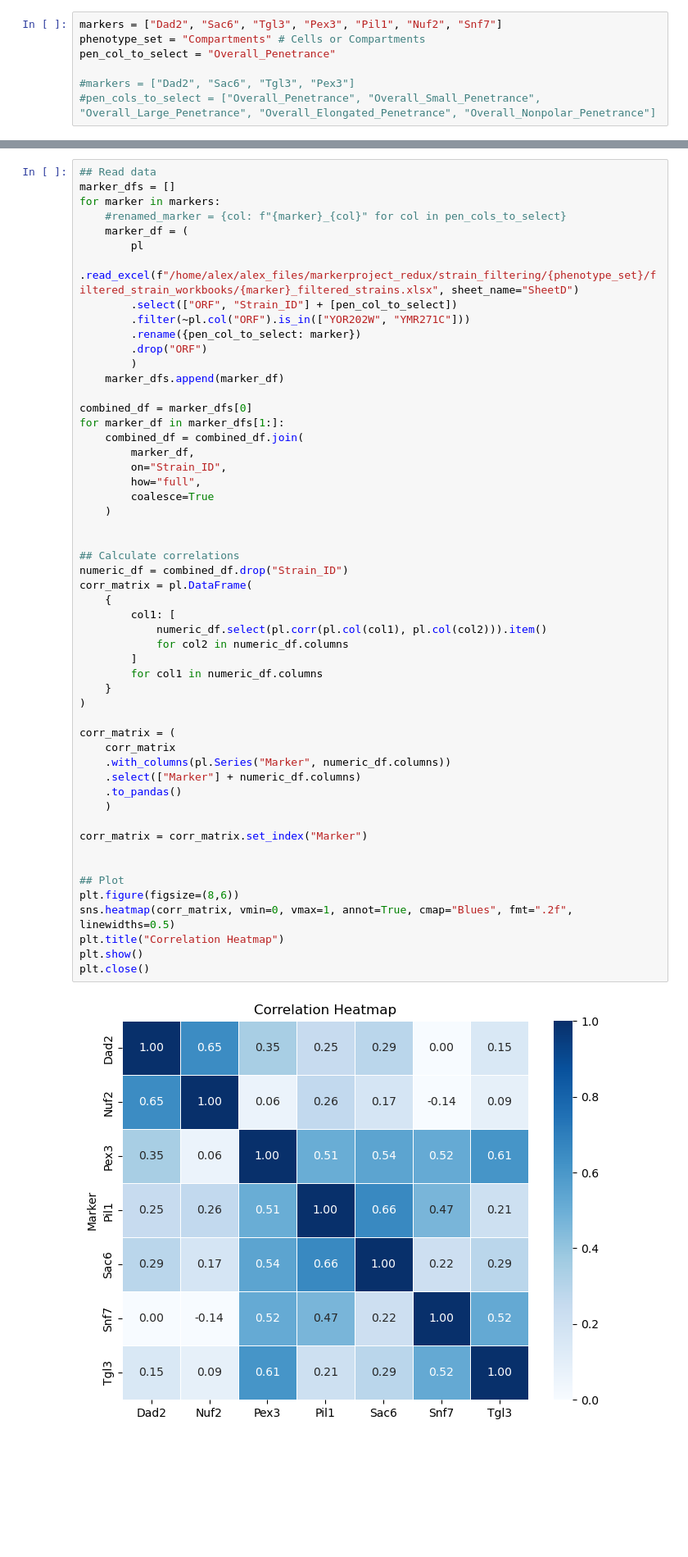
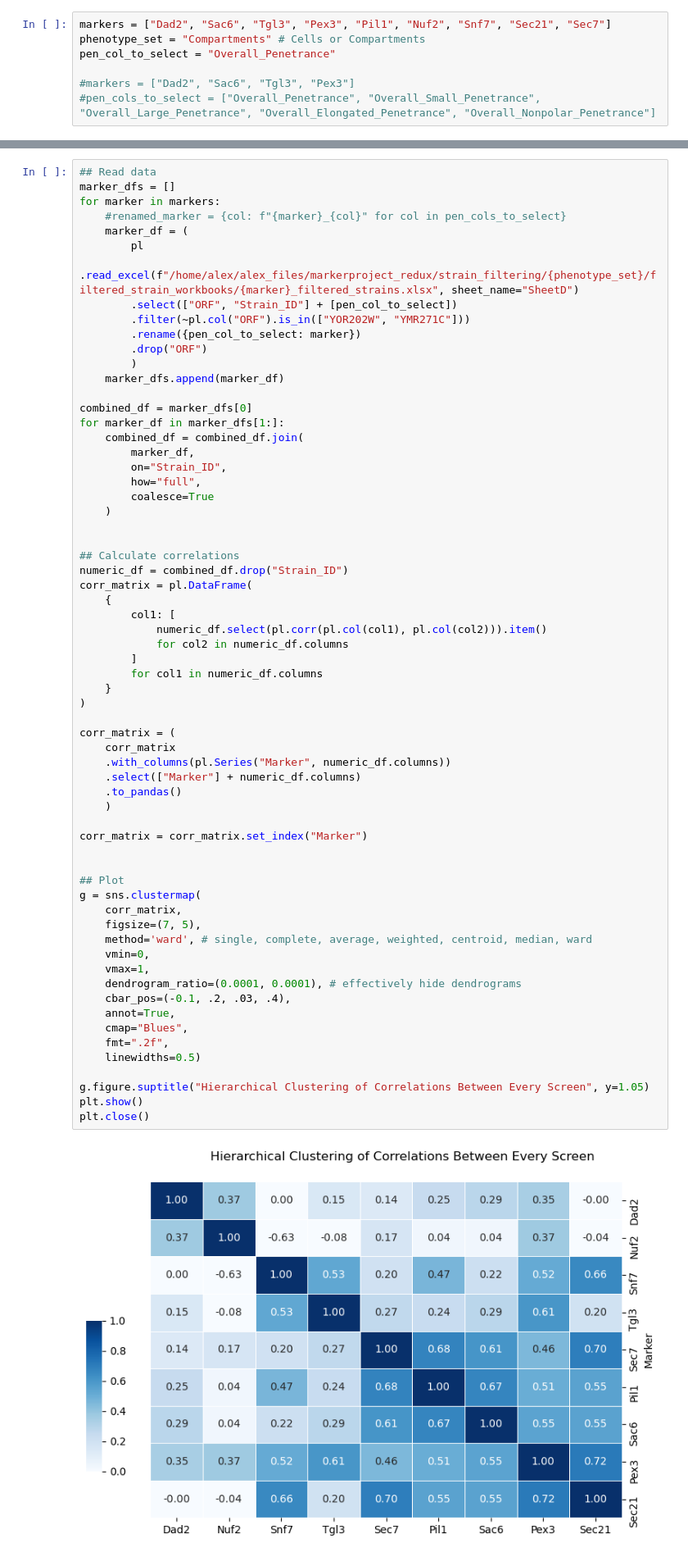
Before and after one commit to arsam-dj/MarkerProject, a Jupyter notebook: 12_make_plots_with_phenotype_data.ipynb, the cells around one changed output, grey strips where cells are left out. Shown at 82% size. Drawn from its saved outputs; the diff is of its cells as text; blank space fills up the shorter version.

Commit message:
Added Sec7 to plots.

```diff
--- a/12_make_plots_with_phenotype_data.ipynb
+++ b/12_make_plots_with_phenotype_data.ipynb
@@ -11,6 +14,6 @@ from functools import reduce
 from scipy.stats import linregress
 # %%
-markers = ["Dad2", "Sac6", "Tgl3", "Pex3", "Pil1", "Nuf2", "Snf7"]
+markers = ["Dad2", "Sac6", "Tgl3", "Pex3", "Pil1", "Nuf2", "Snf7", "Sec21", "Sec7"]
 phenotype_set = "Compartments" # Cells or Compartments
 pen_col_to_select = "Overall_Penetrance"
 
@@ -114,34 +117,45 @@ for marker_df in marker_dfs[1:]:
         coalesce=True
     )
 
 
 ## Calculate correlations
 numeric_df = combined_df.drop("Strain_ID")
 corr_matrix = pl.DataFrame(
     {
         col1: [
             numeric_df.select(pl.corr(pl.col(col1), pl.col(col2))).item()
             for col2 in numeric_df.columns
         ]
         for col1 in numeric_df.columns
     }
 )
 
 corr_matrix = (
     corr_matrix
     .with_columns(pl.Series("Marker", numeric_df.columns))
     .select(["Marker"] + numeric_df.columns)
     .to_pandas()
     )
 
 corr_matrix = corr_matrix.set_index("Marker")
 
 
 ## Plot
-plt.figure(figsize=(8,6))
-sns.heatmap(corr_matrix, vmin=0, vmax=1, annot=True, cmap="Blues", fmt=".2f", linewidths=0.5)
-plt.title("Correlation Heatmap")
+g = sns.clustermap(
+    corr_matrix,
+    figsize=(7, 5),
+    method='ward', # single, complete, average, weighted, centroid, median, ward
+    vmin=0,
+    vmax=1,
+    dendrogram_ratio=(0.0001, 0.0001), # effectively hide dendrograms
+    cbar_pos=(-0.1, .2, .03, .4),
+    annot=True,
+    cmap="Blues",
+    fmt=".2f",
+    linewidths=0.5)
+
+g.figure.suptitle("Hierarchical Clustering of Correlations Between Every Screen", y=1.05)
 plt.show()
 plt.close()
 # %% [output]
-[figure, old version]
+[figure, new version]
```
Also changed, not shown: parts of 14 cells of this notebook.
